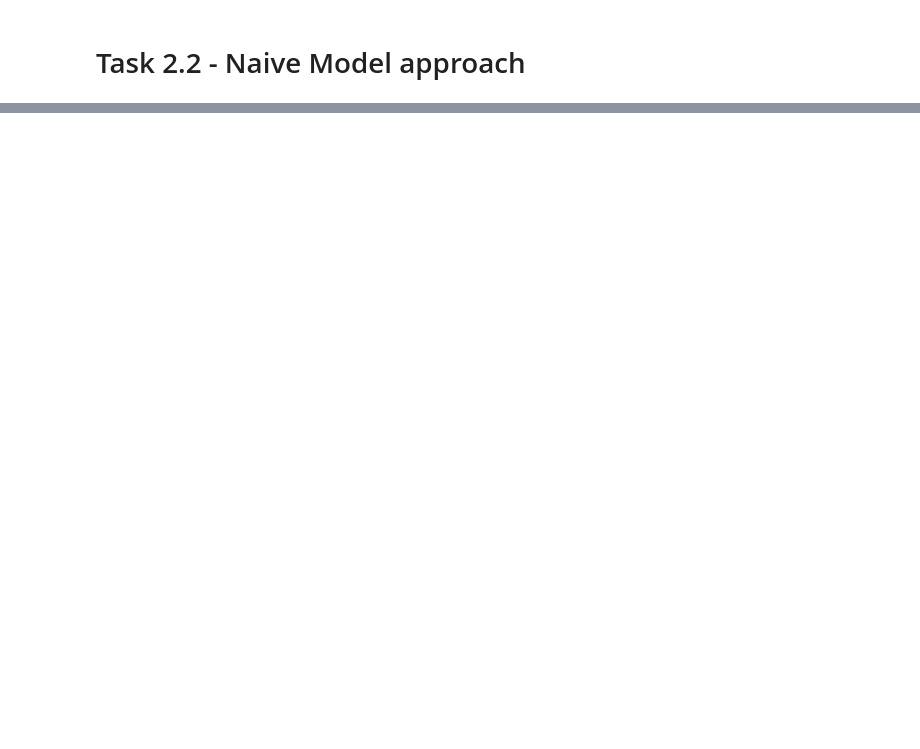
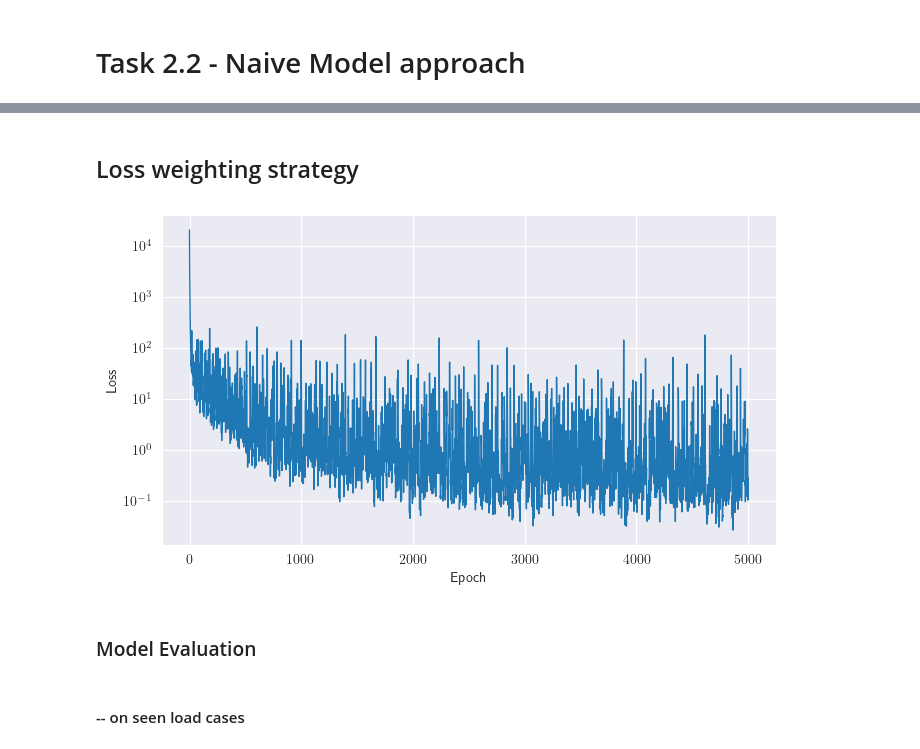
Before and after one commit to ArgoJ/TML4SM_TuD, a Jupyter notebook: hyperelasticity/Task2_2.ipynb, the cells around one changed output, grey strips where cells are left out. Drawn from its saved outputs; the diff is of its cells as text; code cells hidden in the pictures; blank space fills up the shorter version.

```diff
--- a/hyperelasticity/Task2_2.ipynb
+++ b/hyperelasticity/Task2_2.ipynb
@@ -125,0 +130,38 @@ plt.show()
+# %% [markdown]
+## Loss weighting strategy
+# %%
+def get_weight(tensor: tf.Tensor) -> tf.Tensor:
+    batch_size = tensor.shape[0]
+    norms = tf.linalg.norm(tensor, axis=1, ord='euclidean')
+    weights = tf.reduce_mean(norms)
+    return tf.repeat(weights, batch_size)
+
+biaxial_weights = get_weight(biaxial_labels)
+pure_shear_weights = get_weight(pure_shear_labels)
+uniaxial_weights = get_weight(uniaxial_labels)
+# %%
+train_features = tf.concat([biaxial_features, pure_shear_features, uniaxial_features], axis=0)
+train_labels = tf.concat([biaxial_labels, pure_shear_labels, uniaxial_labels], axis=0)
+sample_weights = tf.concat([biaxial_weights, pure_shear_weights, uniaxial_weights], axis=0)
+# %%
+naive_model_weighted = CustomFFNN(
+    hidden_sizes=[32, 32, 32, 9],
+    activations=['softplus', 'softplus', 'softplus', 'linear']
+)
+naive_model_weighted.compile(
+    optimizer=optimizers.Adam(learning_rate=0.01),
+    loss=losses.MeanSquaredError()
+)
+h = naive_model_weighted.fit(train_features, train_labels, batch_size=16, epochs=5000, verbose=0, sample_weight=sample_weights)
+loss = h.history['loss']
+# val_loss = h.history['val_loss']
+# %%
+fig = plot_loss(loss)
+fig.tight_layout()
+plt.show()
+# %% [output]
+[figure, added]
+# %% [markdown]
+### Model Evaluation
+# %% [markdown]
+#### -- on seen load cases
```
Also changed, not shown: parts of 41 cells of this notebook, 6 other files.
